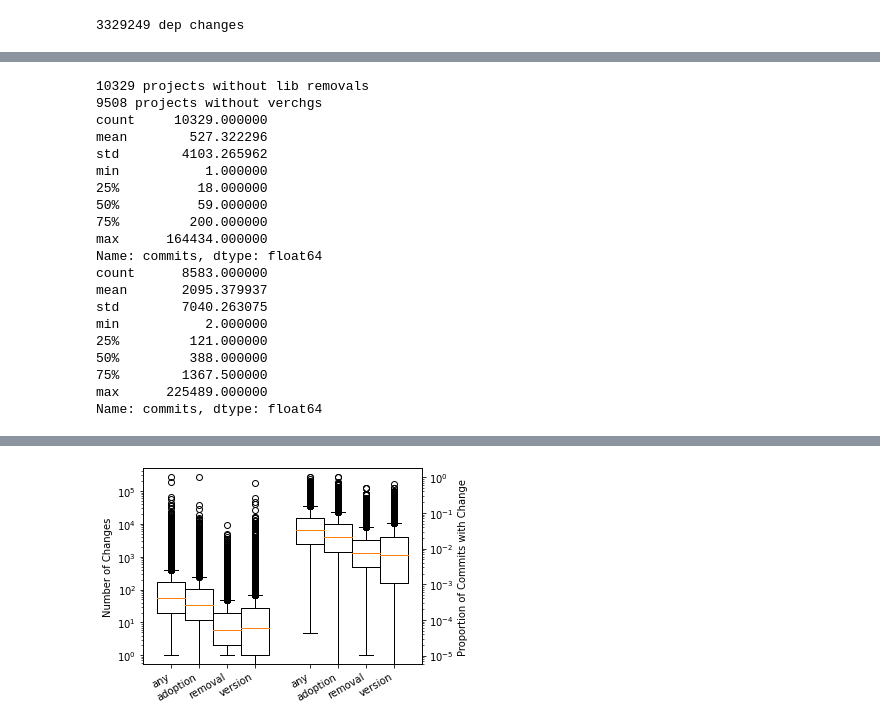
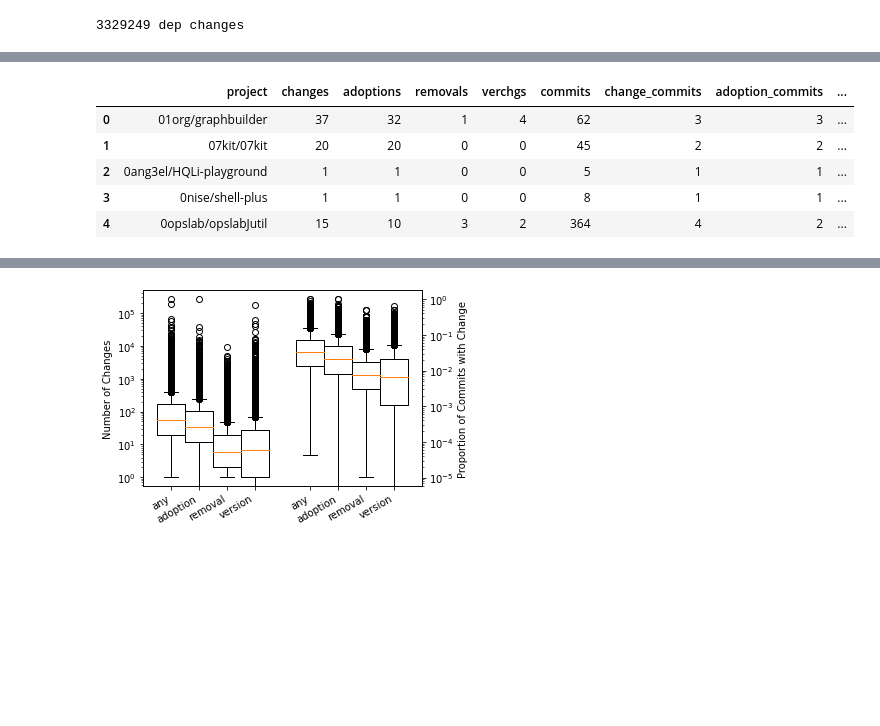
Before and after one commit to hehao98/LibraryMigration, a Jupyter notebook: plot_depchgs.ipynb, the cells around one changed output, grey strips where cells are left out. Drawn from its saved outputs; the diff is of its cells as text; code cells hidden in the pictures; blank space fills up the shorter version.

```diff
--- a/plot_depchgs.ipynb
+++ b/plot_depchgs.ipynb
@@ -9,7 +10,9 @@ from collections import defaultdict
 # %%
 projects = util.select_projects_from_libraries_io()
 libraries = util.select_libraries_from_libraries_io()
+migrations = util.select_migrations()
 lib_names = set(libraries["name"])
+rules = util.select_rules(lib_names)
 dep_changes = util.select_dependency_changes_all()
 print(f"{len(dep_changes)} dep changes")
 # %% [output]
@@ -25,44 +28,37 @@ dep_changes.head()
 | 4 | Snailclimb/JavaGuide | a17a2800c92f918842d26a9e9261ae0bb... | 数据结构与算法/source code/securityAlgor... | add |  | junit:junit |  | 3.8.1 |
 # %%
 proj2commits = dict(zip(projects.nameWithOwner, projects.commitsCount))
+rule_set = set(zip(rules.fromLib, rules.toLib))
 proj_stats = dict()
 for proj, df in dep_changes.groupby(["project"]):
     proj_stats[proj] = {
         "project": proj,
         "changes": len(df),
         "adoptions": len(df[df.type == "add"]),
         "removals": len(df[df.type == "rem"]),
         "verchgs": len(df[df.type == "verchg"]),
         "commits": proj2commits[proj],
         "change_commits": len(set(df.commit)),
         "adoption_commits": len(set(df[df.type == "add"].commit)),
         "removal_commits": len(set(df[df.type == "rem"].commit)),
-        "verchg_commits": len(set(df[df.type == "verchg"].commit))
+        "verchg_commits": len(set(df[df.type == "verchg"].commit)),
+        "possible_migrations": 0,
+        "confirmed_migrations": 0
     }
+    for path, df2 in df.groupby(["file"]):
+        for added_lib, removed_lib in itertools.product(set(df2.lib2), set(df2.lib1)):
+            if (removed_lib, added_lib) in rule_set:
+                proj_stats[proj]["possible_migrations"] += 1
+for idx, row in migrations.iterrows():
+    if row["repoName"].replace("_", "/") not in proj_stats:
+        continue
+    proj_stats[row["repoName"].replace("_", "/")]["confirmed_migrations"] += 1
 proj_stats = pd.DataFrame(proj_stats.values())
+proj_stats.head()
+# %% [output]
+|  | project | changes | adoptions | removals | verchgs | commits | change_commits | adoption_commits | ... |
+| 0 | 01org/graphbuilder | 37 | 32 | 1 | 4 | 62 | 3 | 3 | ... |
+| 1 | 07kit/07kit | 20 | 20 | 0 | 0 | 45 | 2 | 2 | ... |
+| 2 | 0ang3el/HQLi-playground | 1 | 1 | 0 | 0 | 5 | 1 | 1 | ... |
+| 3 | 0nise/shell-plus | 1 | 1 | 0 | 0 | 8 | 1 | 1 | ... |
+| 4 | 0opslab/opslabJutil | 15 | 10 | 3 | 2 | 364 | 4 | 2 | ... |
-# %%
-print(f"{len(proj_stats[proj_stats.removals == 0])} projects without lib removals")
-print(f"{len(proj_stats[proj_stats.verchgs == 0])} projects without verchgs")
-print(proj_stats[proj_stats.removals == 0].commits.describe())
-print(proj_stats[proj_stats.removals != 0].commits.describe())
-# %% [output]
-10329 projects without lib removals
-9508 projects without verchgs
-count     10329.000000
-mean        527.322296
-std        4103.265962
-min           1.000000
-25%          18.000000
-50%          59.000000
-75%         200.000000
-max      164434.000000
-Name: commits, dtype: float64
-count      8583.000000
-mean       2095.379937
-std        7040.263075
-min           2.000000
-25%         121.000000
-50%         388.000000
-75%        1367.500000
-max      225489.000000
-Name: commits, dtype: float64
```
Also changed, not shown: parts of 2 cells of this notebook.
